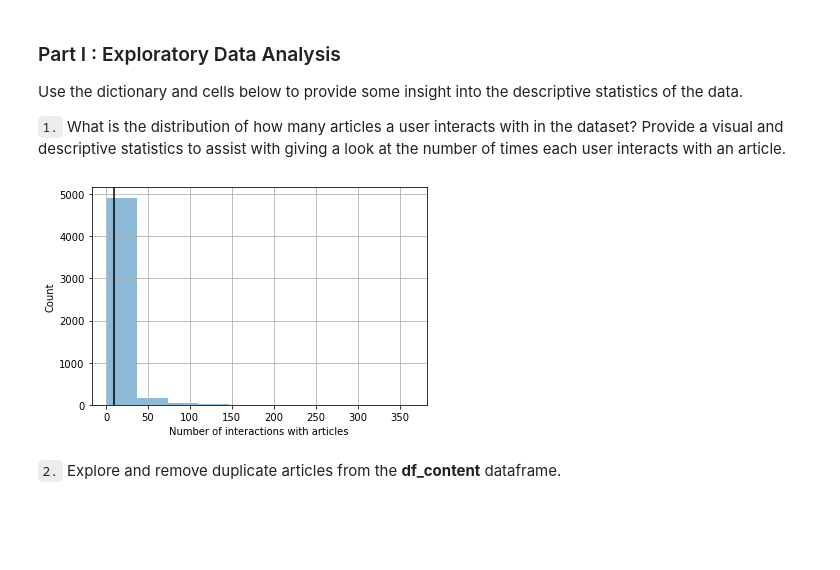
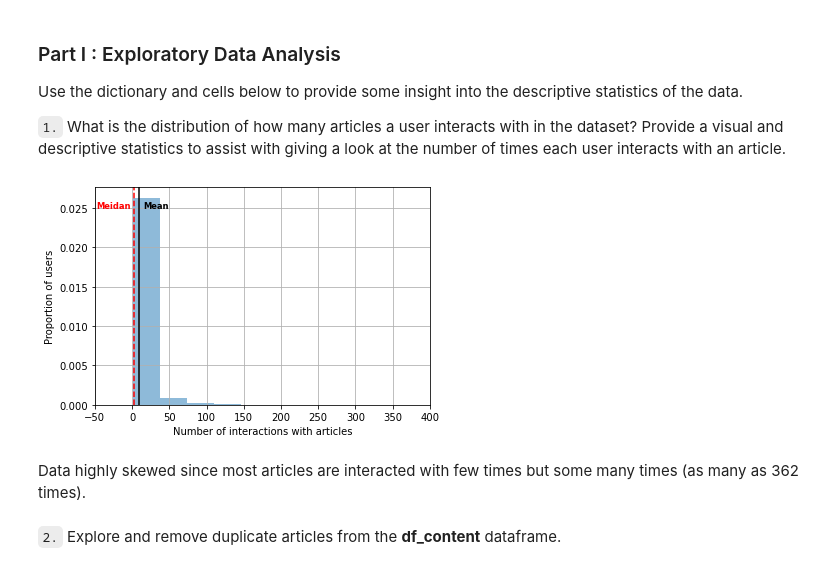
Before and after one commit to samarasadeek/Udacity_DSProject3_Recommendation_System, a Jupyter notebook: Recommendations_project.ipynb, the cells around one changed output. Cells and saved outputs as stored; diff of their text form; code cells hidden in the pictures; blank space fills up the shorter version.

```diff
--- a/Recommendations_project.ipynb
+++ b/Recommendations_project.ipynb
@@ -65,10 +69,16 @@ max_views_by_user = df['email'].value_counts().max() # The maximum number of use
 # %%
-df['email'].value_counts().hist(alpha=0.5);
+df['email'].value_counts().hist(density=True, alpha=0.5);
 plt.xlabel('Number of interactions with articles');
-plt.ylabel('Count');
+plt.ylabel('Proportion of users');
 plt.axvline(df['email'].value_counts().mean(), color='black');
+plt.axvline(df['email'].value_counts().median(), color='red', linestyle='--');
+plt.xlim(-50, 400);
+plt.annotate('Mean', (15, 0.025), color='black', weight='bold',fontsize='small');
+plt.annotate('Meidan', (-48, 0.025), color='red', weight='bold', fontsize='small');
 # %% [output]
-[figure, old version]
+[figure, new version]
+# %% [markdown]
+Data highly skewed since most articles are interacted with few times but some many times (as many as 362 times).
 # %% [markdown]
 `2.` Explore and remove duplicate articles from the **df_content** dataframe.
 # %%
```
Also changed, not shown: parts of 33 cells of this notebook.
